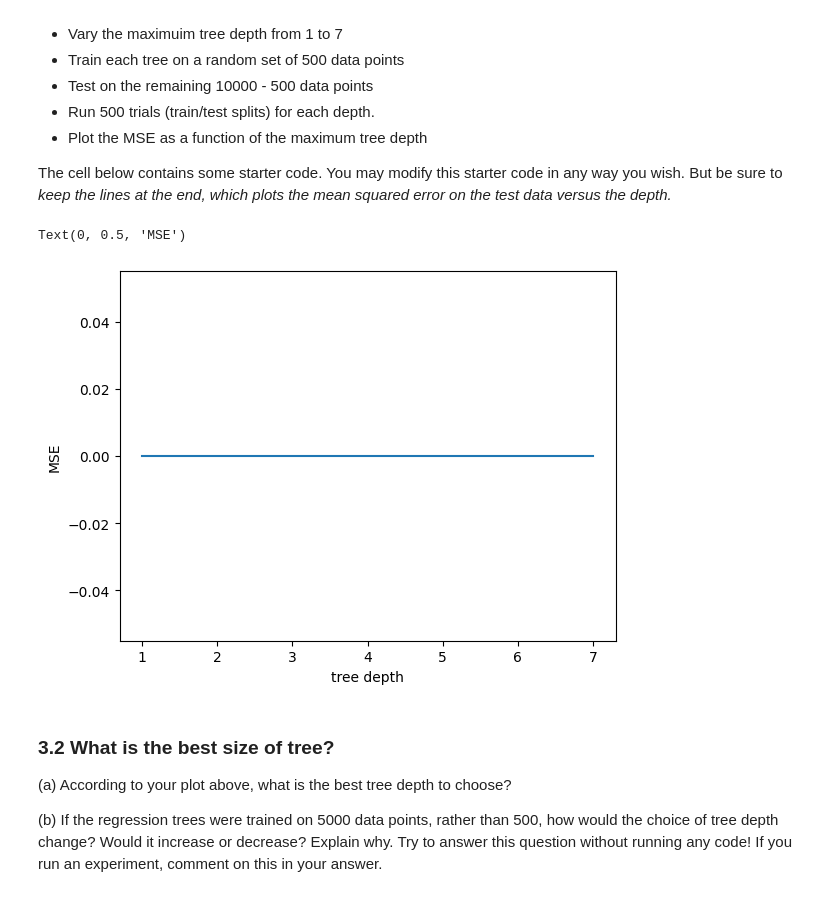
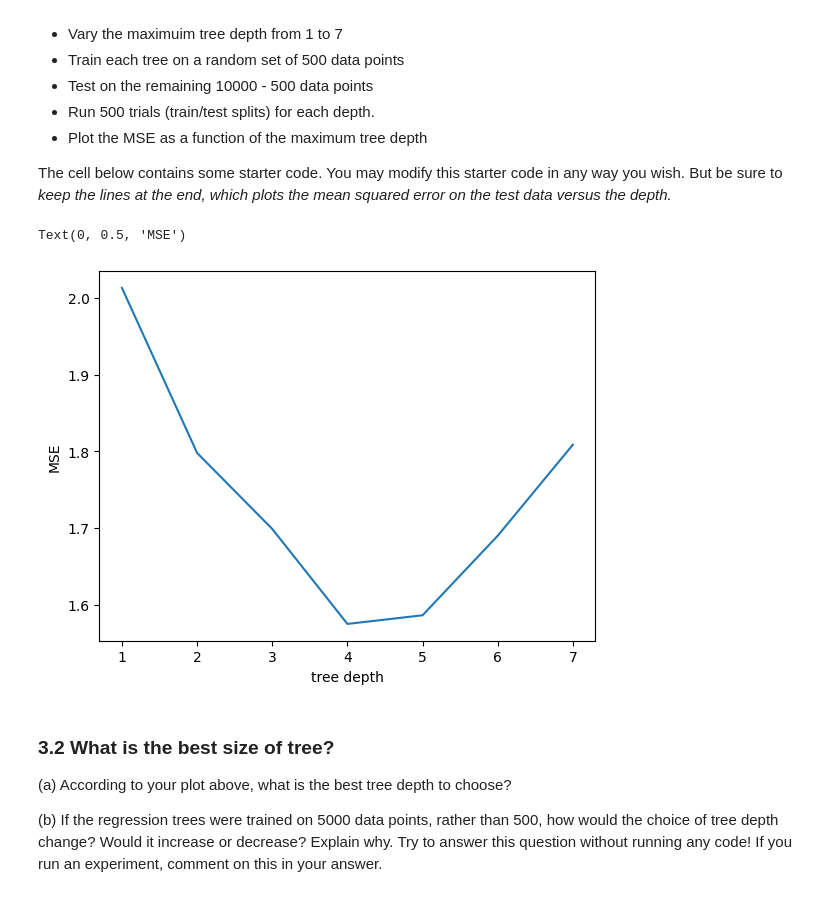
Before and after one commit to yuhanqianns94/Intro-to-ML, a Jupyter notebook: assignments/assn2/assn2.ipynb, the cells around one changed output. Saved outputs shown, nothing was run; the diff lists cells and outputs as text; code cells hidden in the pictures.

```diff
--- a/assignments/assn2/assn2.ipynb
+++ b/assignments/assn2/assn2.ipynb
@@ -734,21 +734,29 @@ The cell below contains some starter code. You may modify this starter code in a
 # %%
 trials = 500
 tree_depth = np.arange(1, 8)
 test_mean_squared_error = np.zeros(len(tree_depth))
 
 from tqdm import tqdm
 for d in tqdm(tree_depth):
     rtree = DecisionTreeRegressor(max_depth=d)
+    err = 0
     for trial in np.arange(trials):
+      X_train, X_test, y_train, y_test = train_test_split(X,y,train_size=500)
+      rtree = rtree.fit(X_train, y_train)
+      err += np.mean((rtree.predict(X_test)-y_test)**2)
+    err = err/trials
+    test_mean_squared_error[d-1] = err
+
+
 
 
 fig = plt.figure()
 plt.plot(tree_depth, test_mean_squared_error)
 plt.xlabel('tree depth')
 plt.ylabel('MSE')
 # %% [output]
 Text(0, 0.5, 'MSE')
-[figure, old version]
+[figure, new version]
 # %% [markdown]
 ### 3.2 What is the best size of tree?
 
```
Also changed, not shown: parts of 3 cells of this notebook.
